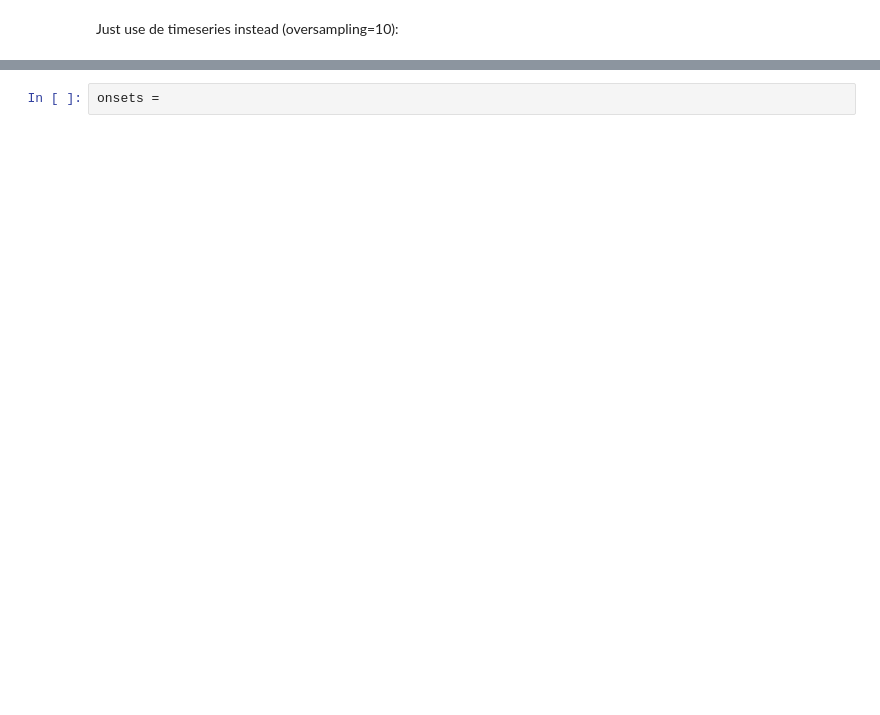
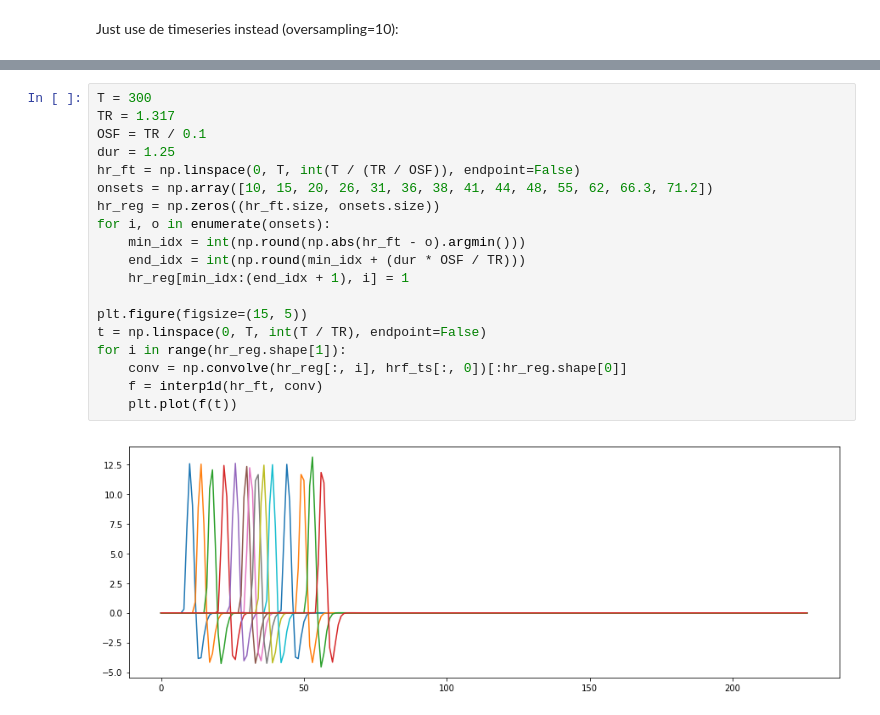
Before and after one commit to lukassnoek/pybest, a Jupyter notebook: notebooks/custom_hrfs.ipynb, the cells around one changed output, grey strips where cells are left out. Saved outputs shown, nothing was run; the diff lists cells and outputs as text; blank space fills up the shorter version.

```diff
--- a/notebooks/custom_hrfs.ipynb
+++ b/notebooks/custom_hrfs.ipynb
@@ -108,2 +102,21 @@ plt.xlim(0, 50)
-# %%
-onsets =
+# %%
+T = 300
+TR = 1.317
+OSF = TR / 0.1
+dur = 1.25
+hr_ft = np.linspace(0, T, int(T / (TR / OSF)), endpoint=False)
+onsets = np.array([10, 15, 20, 26, 31, 36, 38, 41, 44, 48, 55, 62, 66.3, 71.2])
+hr_reg = np.zeros((hr_ft.size, onsets.size))
+for i, o in enumerate(onsets):
+    min_idx = int(np.round(np.abs(hr_ft - o).argmin()))
+    end_idx = int(np.round(min_idx + (dur * OSF / TR)))
+    hr_reg[min_idx:(end_idx + 1), i] = 1
+
+plt.figure(figsize=(15, 5))
+t = np.linspace(0, T, int(T / TR), endpoint=False)
+for i in range(hr_reg.shape[1]):
+    conv = np.convolve(hr_reg[:, i], hrf_ts[:, 0])[:hr_reg.shape[0]]
+    f = interp1d(hr_ft, conv)
+    plt.plot(f(t))
+# %% [output]
+[figure, added]
```
Also changed, not shown: parts of 4 cells of this notebook, 6 other files.
